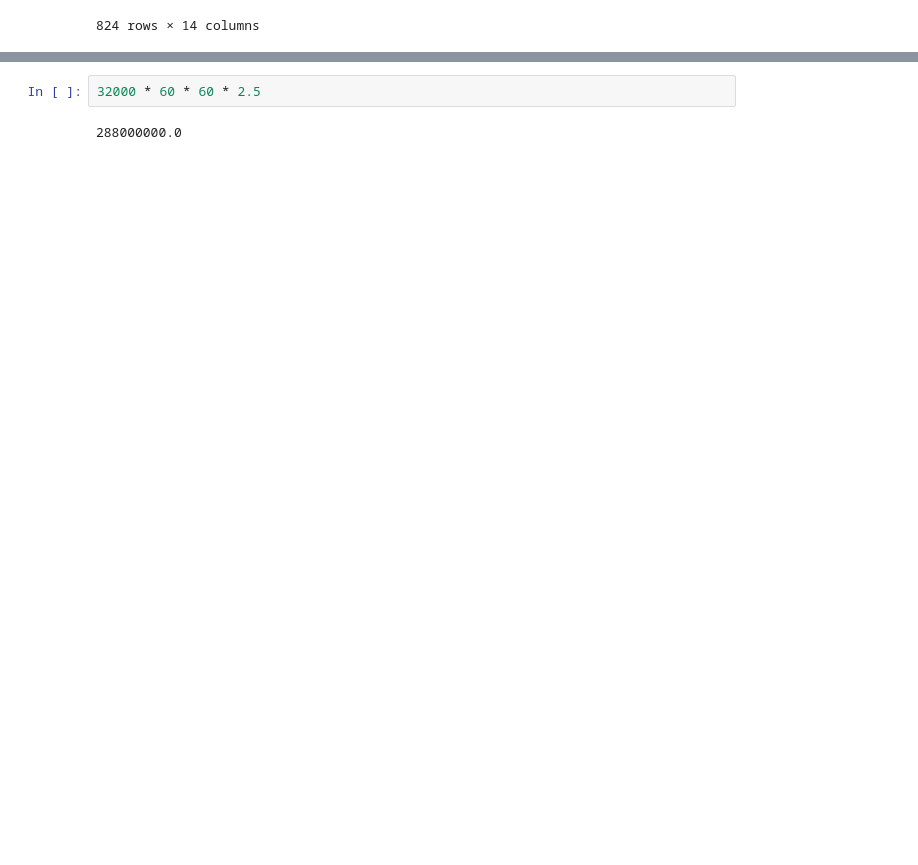
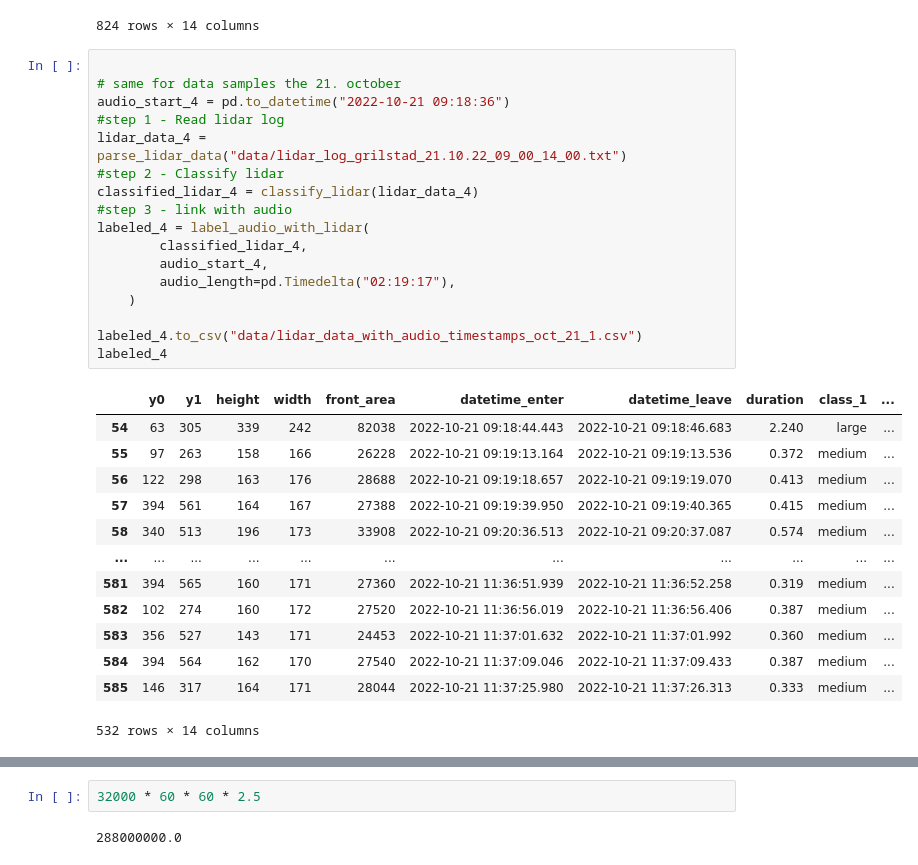
Before and after one commit to erlandbo/TDT4290, a Jupyter notebook: audio.ipynb, the cells around one changed output, grey strips where cells are left out. Cells and saved outputs as stored; diff of their text form; blank space fills up the shorter version.

Commit message:
feat: add lidar data and their new file lidar timestamps from 21. oct

```diff
--- a/audio.ipynb
+++ b/audio.ipynb
@@ -125,3 +152,34 @@ labeled_3
 | 1343 | 411 | 573 | 161 | 162 | 26082 | 2022-09-27 16:08:35.254 | 2022-09-27 16:08:35.694 | 0.440 | medium | ... |
 | 1344 | 410 | 484 | 173 | 74 | 12802 | 2022-09-27 16:08:36.641 | 2022-09-27 16:08:36.800 | 0.159 | small | ... |
 824 rows × 14 columns
+# %%
+
+# same for data samples the 21. october
+audio_start_4 = pd.to_datetime("2022-10-21 09:18:36")
+#step 1 - Read lidar log
+lidar_data_4 = parse_lidar_data("data/lidar_log_grilstad_21.10.22_09_00_14_00.txt")
+#step 2 - Classify lidar
+classified_lidar_4 = classify_lidar(lidar_data_4)
+#step 3 - link with audio
+labeled_4 = label_audio_with_lidar(
+        classified_lidar_4,
+        audio_start_4,
+        audio_length=pd.Timedelta("02:19:17"),
+    )
+
+labeled_4.to_csv("data/lidar_data_with_audio_timestamps_oct_21_1.csv")
+labeled_4
+# %% [output]
+|  | y0 | y1 | height | width | front_area | datetime_enter | datetime_leave | duration | class_1 | ... |
+| 54 | 63 | 305 | 339 | 242 | 82038 | 2022-10-21 09:18:44.443 | 2022-10-21 09:18:46.683 | 2.240 | large | ... |
+| 55 | 97 | 263 | 158 | 166 | 26228 | 2022-10-21 09:19:13.164 | 2022-10-21 09:19:13.536 | 0.372 | medium | ... |
+| 56 | 122 | 298 | 163 | 176 | 28688 | 2022-10-21 09:19:18.657 | 2022-10-21 09:19:19.070 | 0.413 | medium | ... |
+| 57 | 394 | 561 | 164 | 167 | 27388 | 2022-10-21 09:19:39.950 | 2022-10-21 09:19:40.365 | 0.415 | medium | ... |
+| 58 | 340 | 513 | 196 | 173 | 33908 | 2022-10-21 09:20:36.513 | 2022-10-21 09:20:37.087 | 0.574 | medium | ... |
+| ... | ... | ... | ... | ... | ... | ... | ... | ... | ... | ... |
+| 581 | 394 | 565 | 160 | 171 | 27360 | 2022-10-21 11:36:51.939 | 2022-10-21 11:36:52.258 | 0.319 | medium | ... |
+| 582 | 102 | 274 | 160 | 172 | 27520 | 2022-10-21 11:36:56.019 | 2022-10-21 11:36:56.406 | 0.387 | medium | ... |
+| 583 | 356 | 527 | 143 | 171 | 24453 | 2022-10-21 11:37:01.632 | 2022-10-21 11:37:01.992 | 0.360 | medium | ... |
+| 584 | 394 | 564 | 162 | 170 | 27540 | 2022-10-21 11:37:09.046 | 2022-10-21 11:37:09.433 | 0.387 | medium | ... |
+| 585 | 146 | 317 | 164 | 171 | 28044 | 2022-10-21 11:37:25.980 | 2022-10-21 11:37:26.313 | 0.333 | medium | ... |
+532 rows × 14 columns
```
Also changed, not shown: parts of 5 cells of this notebook, 3 other files.
